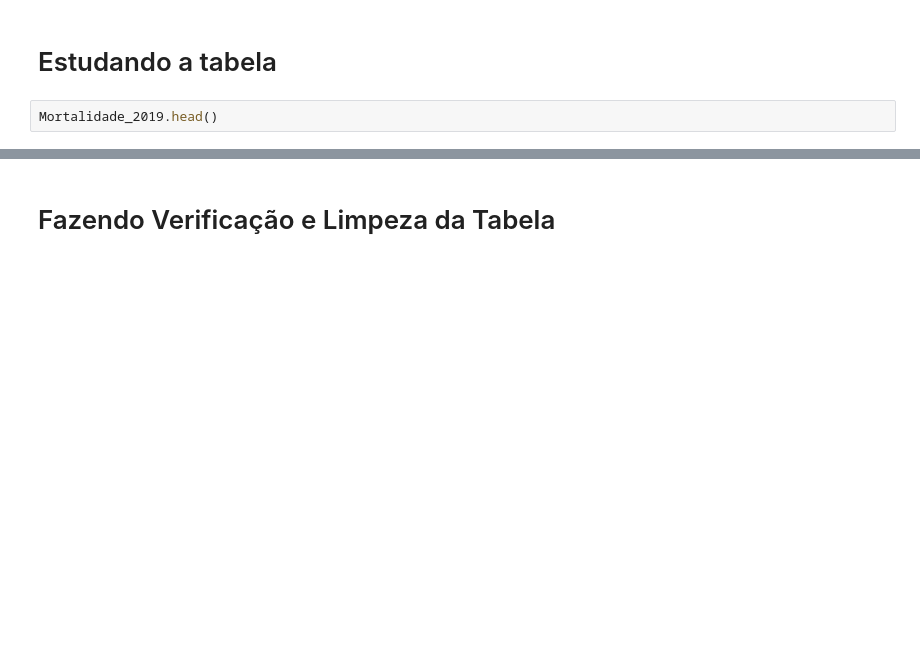
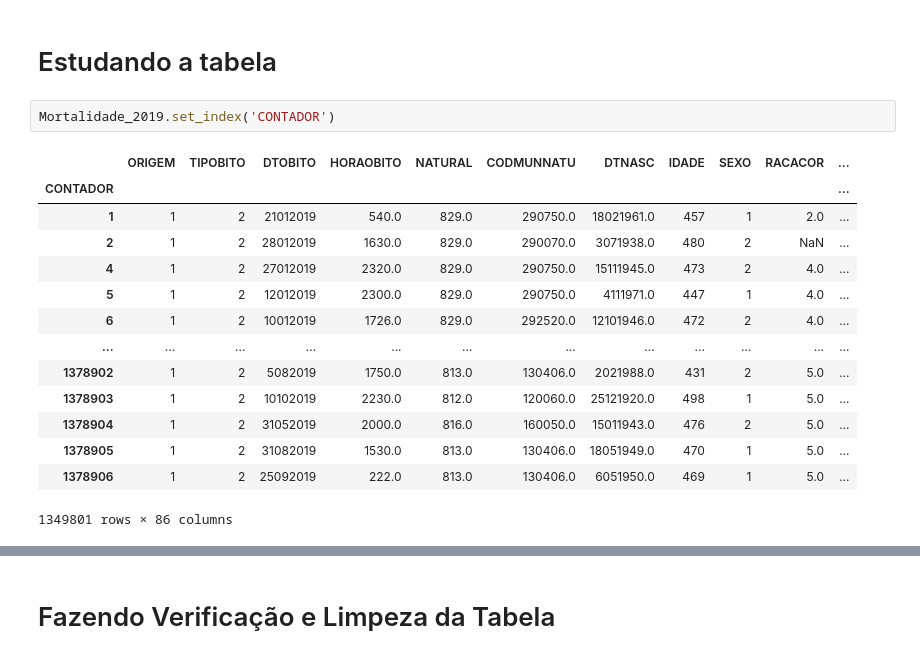
Before and after one commit to LYGuenka/Projeto-Final, a Jupyter notebook: Organização de dados.ipynb, the cells around one changed output, grey strips where cells are left out. Drawn from its saved outputs; the diff is of its cells as text; blank space fills up the shorter version.

Commit message:
Mortalidade_Estado_2019

```diff
--- a/Organização de dados.ipynb
+++ b/Organização de dados.ipynb
@@ -10,7 +10,22 @@ import numpy as np
 Mortalidade_2019 = pd.read_csv(r'C:\Projeto Final\data\Mortalidade_Geral_2019.csv', sep = ';')
 # %% [markdown]
 # Estudando a tabela
-# %%
-Mortalidade_2019.head()
+# %%
+Mortalidade_2019.set_index('CONTADOR')
+# %% [output]
+|  | ORIGEM | TIPOBITO | DTOBITO | HORAOBITO | NATURAL | CODMUNNATU | DTNASC | IDADE | SEXO | RACACOR | ... |
+| CONTADOR |  |  |  |  |  |  |  |  |  |  | ... |
+| 1 | 1 | 2 | 21012019 | 540.0 | 829.0 | 290750.0 | 18021961.0 | 457 | 1 | 2.0 | ... |
+| 2 | 1 | 2 | 28012019 | 1630.0 | 829.0 | 290070.0 | 3071938.0 | 480 | 2 | NaN | ... |
+| 4 | 1 | 2 | 27012019 | 2320.0 | 829.0 | 290750.0 | 15111945.0 | 473 | 2 | 4.0 | ... |
+| 5 | 1 | 2 | 12012019 | 2300.0 | 829.0 | 290750.0 | 4111971.0 | 447 | 1 | 4.0 | ... |
+| 6 | 1 | 2 | 10012019 | 1726.0 | 829.0 | 292520.0 | 12101946.0 | 472 | 2 | 4.0 | ... |
+| ... | ... | ... | ... | ... | ... | ... | ... | ... | ... | ... | ... |
+| 1378902 | 1 | 2 | 5082019 | 1750.0 | 813.0 | 130406.0 | 2021988.0 | 431 | 2 | 5.0 | ... |
+| 1378903 | 1 | 2 | 10102019 | 2230.0 | 812.0 | 120060.0 | 25121920.0 | 498 | 1 | 5.0 | ... |
+| 1378904 | 1 | 2 | 31052019 | 2000.0 | 816.0 | 160050.0 | 15011943.0 | 476 | 2 | 5.0 | ... |
+| 1378905 | 1 | 2 | 31082019 | 1530.0 | 813.0 | 130406.0 | 18051949.0 | 470 | 1 | 5.0 | ... |
+| 1378906 | 1 | 2 | 25092019 | 222.0 | 813.0 | 130406.0 | 6051950.0 | 469 | 1 | 5.0 | ... |
+1349801 rows × 86 columns
 # %%
 Mortalidade_2019.info()
```
Also changed, not shown: parts of 27 cells of this notebook.
